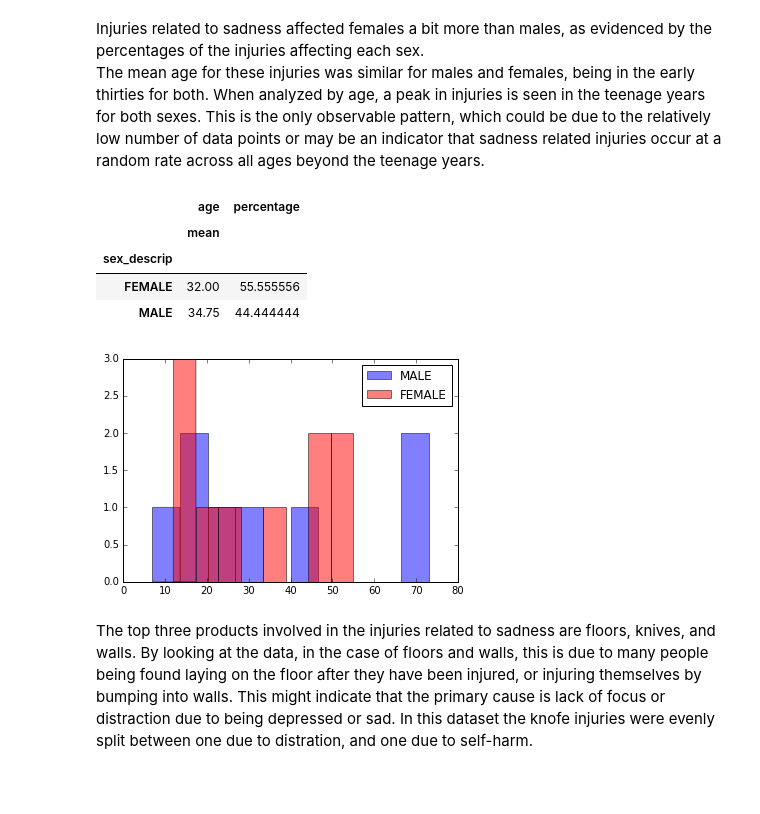
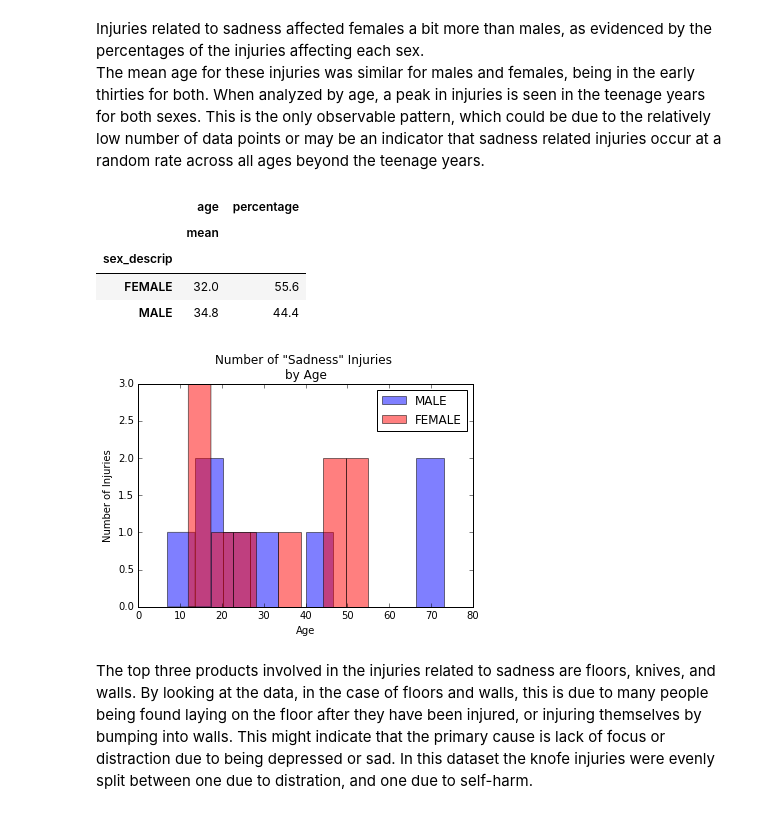
Before and after one commit to pzhou11/MIDS, a Jupyter notebook: Python_Project2/Project2_Omar.ipynb, the cells around one changed output. Saved outputs shown, nothing was run; the diff lists cells and outputs as text; code cells hidden in the pictures; blank space fills up the shorter version.

```diff
--- a/Python_Project2/Project2_Omar.ipynb
+++ b/Python_Project2/Project2_Omar.ipynb
@@ -120,9 +120,22 @@ df1 = df1.apply(lambda x: pd.to_numeric(x,errors="ignore"))
 #convert 'trmt_date' column to datetime type
 df1['trmt_date'] = df1['trmt_date'].apply(lambda x: pd.to_datetime(x,format='%m/%d/%Y'))
 
+#adjust ages >120yo
+def age_filter(age):
+    if age > 120:
+        return 1
+    elif age > 100:
+        return 100
+    else:
+        return age
+
 #remove quotation marks from product1_desrip field
 df1['product1_descrip'] = df1['product1_descrip'].apply(lambda x: re.sub('"','',str(x)))
 
+
+df1['age'] = df1['age'].astype(int).map(age_filter)
+
+#extra functions
 def textfind(dataframe, field, string):
     """ Takes dataframe, field (column in the dataframe), and a string to search
     Allow for use of regular expressions.
@@ -143,6 +156,5 @@ def notereader(dataframe):
     return output_dict
 
 pd.options.display.max_colwidth = 1000
-pd.set_option('float_format', '{:.1f}'.format)
 # %%
 df1.dtypes
@@ -242,23 +263,30 @@ len(dfsadness)
 Injuries related to sadness affected females a bit more than males, as evidenced by the percentages of the injuries affecting each sex.
 The mean age for these injuries was similar for males and females, being in the early thirties for both. When analyzed by age, a peak in injuries is seen in the teenage years for both sexes. This is the only observable pattern, which could be due to the relatively low number of data points or may be an indicator that sadness related injuries occur at a random rate across all ages beyond the teenage years.
 # %%
+#                                  NEW Jupyter Notebook Cell
+#plotting histogram of Sadness Injuries vs Age by sex
 sadness_M_plot = dfsadness[dfsadness.sex_descrip == 'MALE'].age
 sadness_F_plot =dfsadness[dfsadness.sex_descrip == 'FEMALE'].age
 sadness_m = plt.hist(sadness_M_plot,alpha=0.5, bins = 10, color = 'blue',label='MALE')
 sadness_f = plt.hist(sadness_F_plot,alpha=0.5, bins = 8,color = 'red',label='FEMALE')
 plt.legend()
+plt.title('Number of "Sadness" Injuries \nby Age')
+plt.xlabel('Age')
+plt.ylabel('Number of Injuries')
 plt.show
 
+#creating and displaying df of Sadness Injuries average age and percentage of
+#total injuries
 sadness_sort = {'CPSC Case #':['count'], 'age':['mean']}
 sadness_table = pd.DataFrame(dfsadness.groupby('sex_descrip').agg(sadness_sort))
 sadness_table['percentage'] = sadness_table['CPSC Case #'].apply(lambda x: 100*x/float(x.sum()))
 sadness_table[['age','percentage']]
 # %% [output]
 |  | age | percentage |
 |  | mean |  |
 | sex_descrip |  |  |
-| FEMALE | 32.00 | 55.555556 |
-| MALE | 34.75 | 44.444444 |
+| FEMALE | 32.0 | 55.6 |
+| MALE | 34.8 | 44.4 |
-[figure, old version]
+[figure, new version]
 # %% [markdown]
 The top three products involved in the injuries related to sadness are floors, knives, and walls. By looking at the data, in the case of floors and walls, this is due to many people being found laying on the floor after they have been injured, or injuring themselves by bumping into walls. This might indicate that the primary cause is lack of focus or distraction due to being depressed or sad. In this dataset the knofe injuries were evenly split between one due to distration, and one due to self-harm.
```
Also changed, not shown: parts of 43 cells of this notebook, 1 other file.
